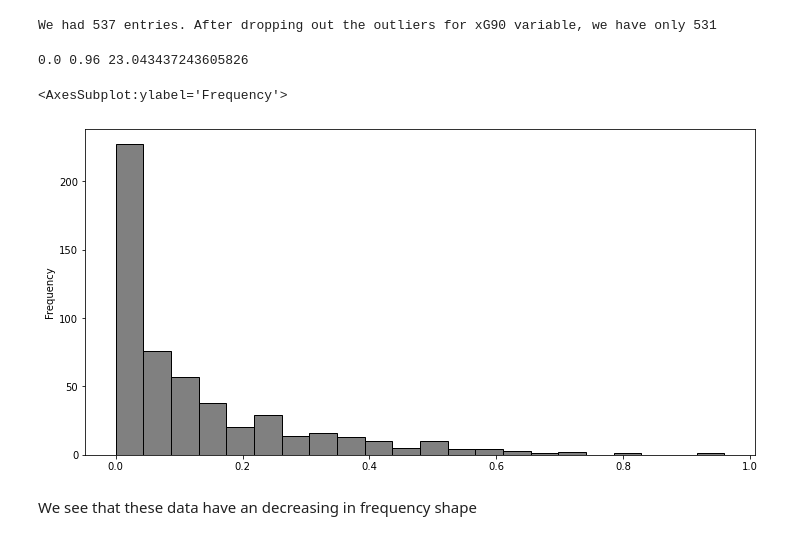
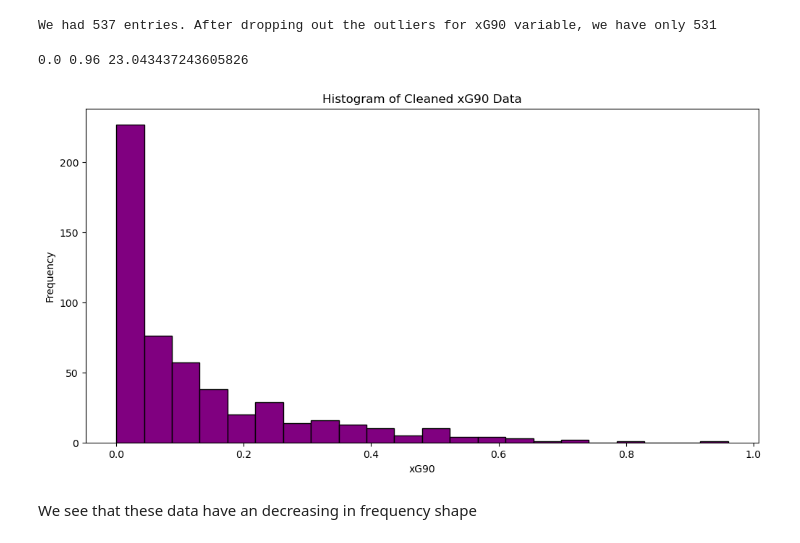
Before and after one commit to ubco-W2022T2-data301/group26, a Jupyter notebook: analysis/analysisAnanya.ipynb, the cells around one changed output. Drawn from its saved outputs; the diff is of its cells as text; code cells hidden in the pictures.

```diff
--- a/analysis/analysisAnanya.ipynb
+++ b/analysis/analysisAnanya.ipynb
@@ -117,11 +128,15 @@ We had 537 entries. After dropping out the outliers for xG90 variable, we have o
 # %%
 xG90_data = np.array(df_xG90['xG90'])
 print(xG90_data.min(), xG90_data.max(), math.sqrt(len(xG90_data)))
 xG90_bins = np.linspace(xG90_data.min(), xG90_data.max(), 23)
-df_xG90['xG90'].plot(kind='hist', bins=xG90_bins, figsize=(12,6), facecolor='grey',edgecolor='black')
+df_xG90['xG90'].plot(kind='hist', bins=xG90_bins, figsize=(12,6), facecolor='purple',edgecolor='black')
+
+plt.title("Histogram of Cleaned xG90 Data")
+plt.xlabel("xG90")
+plt.ylabel("Frequency")
+plt.show()
 # %% [output]
 0.0 0.96 23.043437243605826
-<AxesSubplot:ylabel='Frequency'>
-[figure, old version]
+[figure, new version]
 # %% [markdown]
 We see that these data have an decreasing in frequency shape
```
Also changed, not shown: parts of 17 cells of this notebook.
